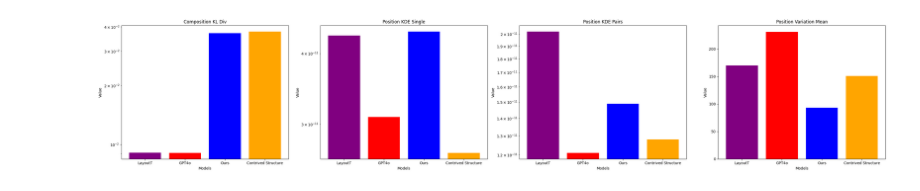
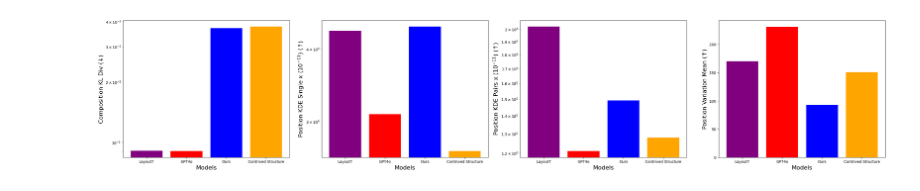
Before and after one commit to hevra01/flow_layout_visuals, a Jupyter notebook: model_comparison_graph.ipynb, the cells around one changed output. Saved outputs shown, nothing was run; the diff lists cells and outputs as text; code cells hidden in the pictures.

```diff
--- a/model_comparison_graph.ipynb
+++ b/model_comparison_graph.ipynb
@@ -64,35 +84,45 @@ plt.show()
 # %%
 import matplotlib.pyplot as plt
+from matplotlib.ticker import ScalarFormatter
 import numpy as np
+from matplotlib.ticker import StrMethodFormatter, NullFormatter
+
 
 # Data based on the provided table (model names and values)
-metrics = [ 'Composition KL Div','Position KDE Single', 'Position KDE Pairs', 'Position Variation Mean']
+metrics = [ 'Composition KL Div (↓)','Position KDE Single x ($\t 10^{-11}$) (↑)', 'Position KDE Pairs x ($\t 10^{-11}$) (↑)', 'Position Variation Mean (↑)']
 
-layout_t = [9.05e-3, 3.09e-11, 1.21e-11, 231]
-gpt4o = [37.07e-3, 4.37e-11, 1.49e-11, 93.28]
-ours = [9.07e-3, 4.30e-11, 2.02e-11, 170]
-contrived_structure = [37.76e-3, 2.67e-11, 1.28e-11, 151]
+layout_t = [9.05e-3, 3.09, 1.21, 231]
+gpt4o = [37.07e-3, 4.37, 1.49, 93.28]
+ours = [9.07e-3, 4.30, 2.02, 170]
+contrived_structure = [37.76e-3, 2.67, 1.28, 151]
 
 # Organizing the data into one matrix
 data = np.array([ours, layout_t, gpt4o, contrived_structure])
 
 # Colors for each model
 colors = ['purple', 'red', 'blue', 'orange']
 
+
 # Plotting
 fig, axes = plt.subplots(1, len(metrics), figsize=(30, 6))  # Arrange bars in a row
 
+#ax.yaxis.set_major_formatter(ScalarFormatter(useMathText=True))
+#ax.ticklabel_format(style='plain', axis='y')  # Ensure plain format (no scientific notation)
+from matplotlib.ticker import FormatStrFormatter
+
 for i, metric in enumerate(metrics):
     axes[i].bar(range(4), data[:, i], color=colors, tick_label=['LayoutT', 'GPT4o', 'Ours', 'Contrived Structure'])
-    axes[i].set_title(metric)
-    axes[i].set_xlabel('Models')
-    axes[i].set_ylabel('Value')
+    #axes[i].set_title(metric)
+    axes[i].yaxis.set_major_formatter(lambda x, pos: f'{x:.1f}')
+    axes[i].set_xlabel('Models', fontsize=16)
+    axes[i].set_ylabel(metrics[i], fontsize=16)
+
     axes[i].set_yscale('log' if i < 3 else 'linear')  # Apply log scale for small values
 
 # Adjust layout to avoid overlap
 plt.tight_layout()
 
 # Show the plot
 plt.show()
 # %% [output]
-[figure, old version]
+[figure, new version]
```
Also changed, not shown: parts of 1 cell of this notebook, 3 other files.
